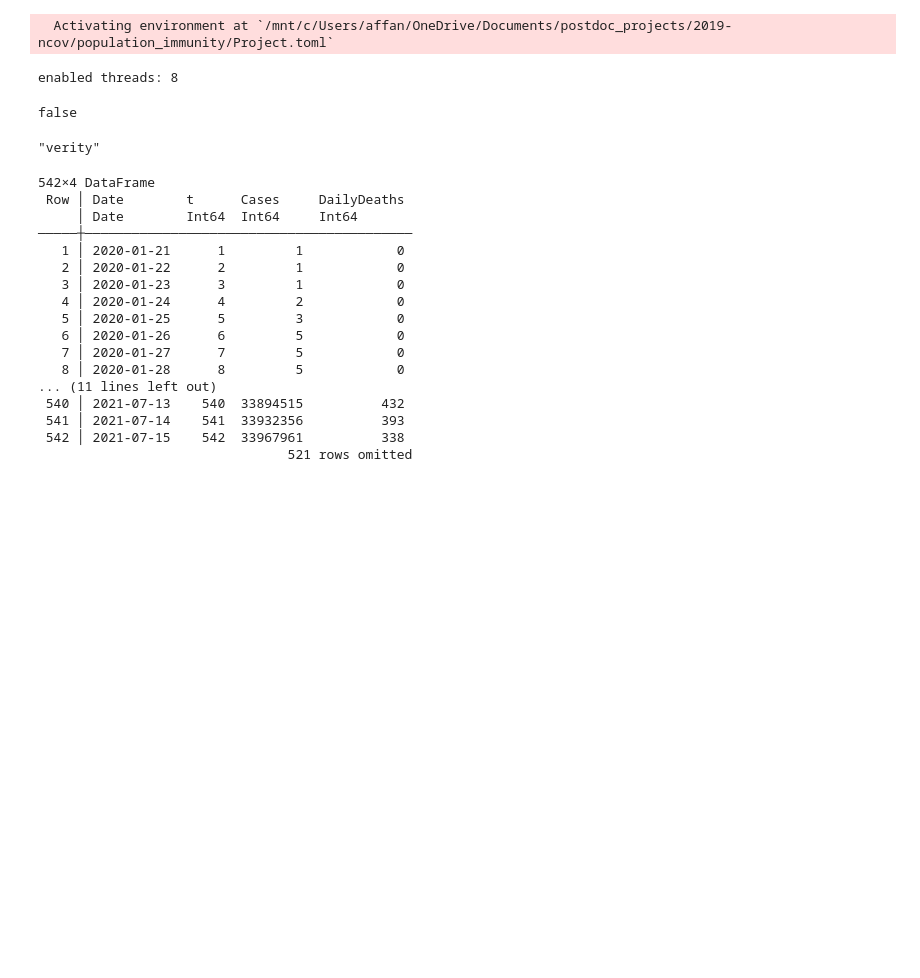
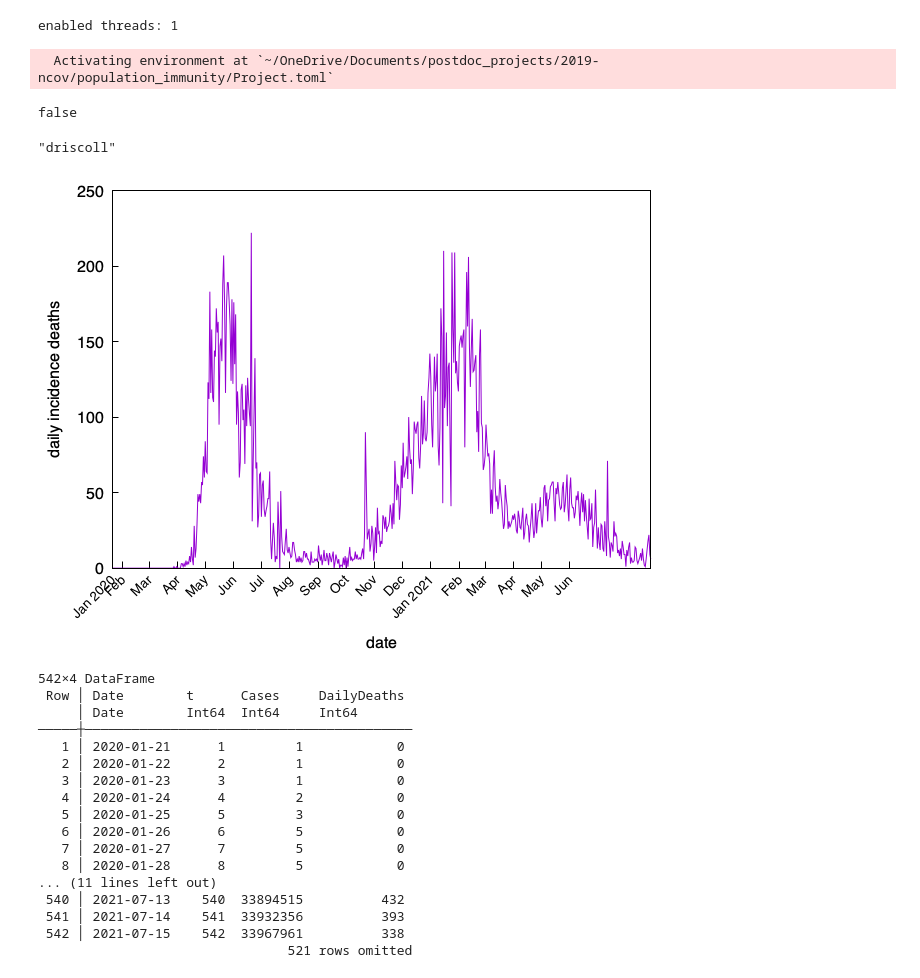
Before and after one commit to affans/c19popimmunity, a Jupyter notebook: population_immunity.ipynb, the cells around one changed output. Cells and saved outputs as stored; diff of their text form; code cells hidden in the pictures; blank space fills up the shorter version.

```diff
--- a/population_immunity.ipynb
+++ b/population_immunity.ipynb
@@ -17,11 +17,11 @@ using StatsBase
 using Base.Threads
 using DelimitedFiles
 
-Gnuplot.options.mime[MIME"text/html"] = "svg enhanced standalone mouse size 1200,400"; # set a default Gnuplot/Jupyter set size here
+Gnuplot.options.mime[MIME"text/html"] = "svg enhanced standalone mouse size 800,400"; # set a default Gnuplot/Jupyter set size here
 println("enabled threads: $(Threads.nthreads())") # check number of threads
 # %% [output]
-  Activating environment at `/mnt/c/Users/affan/OneDrive/Documents/postdoc_projects/2019-ncov/population_immunity/Project.toml`
+enabled threads: 1
-enabled threads: 8
+  Activating environment at `~/OneDrive/Documents/postdoc_projects/2019-ncov/population_immunity/Project.toml`
 # %%
 # define constant distributions
 # age groups for analysis: 0-9, 10-19, 20-29, 30-39, 40-49, 50-59, 60-69, 70-79, 80+
@@ -46,10 +47,34 @@ false
 # %%
 # SCRIPT OPTIONS!!
 # once the following options are set, run the whole notebook to generate the results/plots
-distr_to_use = verity_ifrs # set the distribution to use from above
-fileprefix = "verity"
+distr_to_use = driscoll_ifrs # set the distribution to use from above
+fileprefix = "driscoll"
 # %% [output]
-"verity"
+"driscoll"
+# %%
+function make_incidence(X)
+    y = similar(X)
+    y .= X - circshift(X, 1)
+    y[1] = y[2]
+    return y
+end
+
+df = CSV.File("/Users/affanakhter/OneDrive - BlueDot/trueinfections/COVIDdd.csv") |> DataFrame
+select!(df, [:date, :numconf, :numdeaths])
+df.t = collect(1:nrow(df))
+df.numdeaths .= make_incidence(df.numdeaths)
+rename!(df, [:date => :Date, :numconf => :Cases, :numdeaths => :DailyDeaths])
+
+@gp "reset"
+@gp :- "set xlabel 'date'"
+@gp :- "set ylabel 'daily incidence deaths'"
+@gp :- "set xtics ('Jan 2020' 1, 'Feb' 12, 'Mar' 41, 'Apr' 72, 'May' 102, 'Jun' 133, 'Jul' 163, 'Aug' 194, 'Sep' 225, 'Oct' 255, 'Nov' 286, 'Dec' 316, 'Jan 2021' 347, 'Feb' 378, 'Mar' 406, 'Apr' 437, 'May' 467, 'Jun' 498 )"
+@gp :- "set xtics rotate by 45 right in font ', 10'"
+@gp :- "set xtics noenhanced nomirror" # no escaping for strings :-
+@gp :- "set ytics nomirror" :-
+@gp :- 1:length(df.DailyDeaths) df.DailyDeaths "with lines notitle"
+# %% [output]
+[figure, added]
 # %%
 ## read and plot the raw cases and dailydeaths
 df = DataFrame(CSV.File("USData-July15.csv", dateformat="mm/dd/yyyy"))
```
Also changed, not shown: parts of 9 cells of this notebook.
